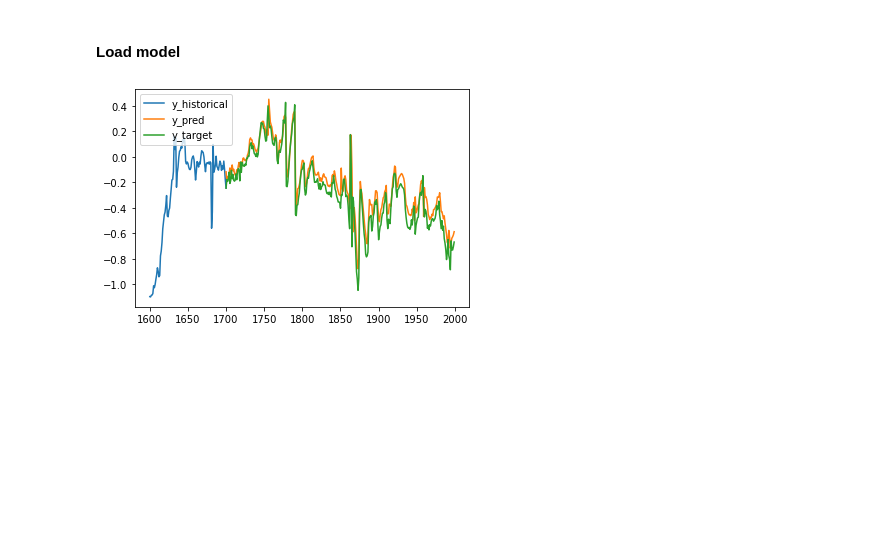
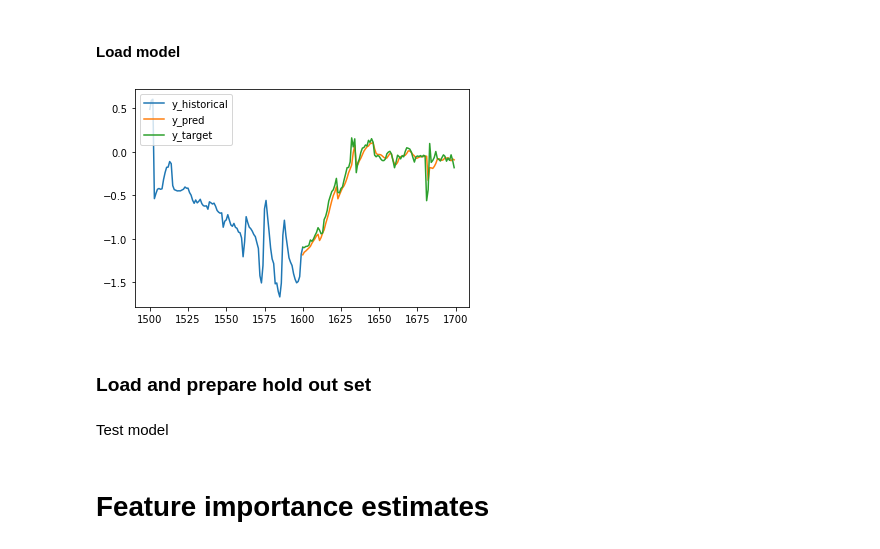
Before and after one commit to TechedLemur/IT3030, a Jupyter notebook: project3/task1.ipynb, the cells around one changed output. Saved outputs shown, nothing was run; the diff lists cells and outputs as text; code cells hidden in the pictures; blank space fills up the shorter version.

```diff
--- a/project3/task1.ipynb
+++ b/project3/task1.ipynb
@@ -32,27 +32,28 @@ features=[
     'thermal',
     'wind',
     'total',
-    'sys_reg',
+    # 'sys_reg',
     'flow',
-    'time_of_day_sin',
-    'time_of_day_cos',
-    'time_of_week_sin',
-    'time_of_week_cos',
+    # 'time_of_day_sin',
+    # 'time_of_day_cos',
+    # 'time_of_week_sin',
+    # 'time_of_week_cos',
     'time_of_year_sin',
     'time_of_year_cos',
     'time_of_hour_sin',
     'time_of_hour_cos',
-    'new_hour',
+    # 'new_hour',
+    'sum',
     'structural_imbalance',
-    'prev_day_y',
-    'prev_week_y',
+    # 'prev_day_y',
+    # 'prev_week_y',
     # 'previous_20y']
     'previous_y']
 no_features = len(features)
 # %% [markdown]
 Format data for RNN
 # %%
-x_train, y_train = Pipeline.format_data(df_train, k=k, features=features, noise_prev_no=1)
+x_train, y_train = Pipeline.format_data(df_train, k=k, features=features, noise_prev_no=k)
 x_valid, y_valid = Pipeline.format_data(df_valid, k=k, features=features)
 x_test, y_test = Pipeline.format_data(df_test, k=k, features=features)
 # %% [markdown]
@@ -134,3 +136,5 @@ comments = "Added gaussian noise with sigma=0.1"
+# %%
+comments = "Removed some features"
 # %%
 metadata = {'features': features, 'k':k, 'comments':comments}
 timestamp = datetime.now().isoformat()[:19]
@@ -150,6 +154,8 @@ WARNING:absl:<keras.layers.recurrent.LSTMCell object at 0x...> has the same name
 # %%
 model.load_model(path=f"./models/2022-04-22T17-36-02/model", new_k=60)
 # %%
-model.forecast_1(x_test, y_test, M=100, n=300, s=1700, replace=False)
+model.forecast_1(x_test, y_test, M=100, n=100, s=1600, replace=False)
 # %% [output]
-[figure, old version]
+[figure, new version]
+# %% [markdown]
+### Load and prepare hold out set
@@ -155,0 +193,2 @@ model.forecast_1(x_test, y_test, M=100, n=300, s=1700, replace=False)
+# %% [markdown]
+Test model
@@ -155,0 +199,2 @@ model.forecast_1(x_test, y_test, M=100, n=300, s=1700, replace=False)
+# %% [markdown]
+# Feature importance estimates
```
Also changed, not shown: parts of 23 cells of this notebook, 4 other files.
